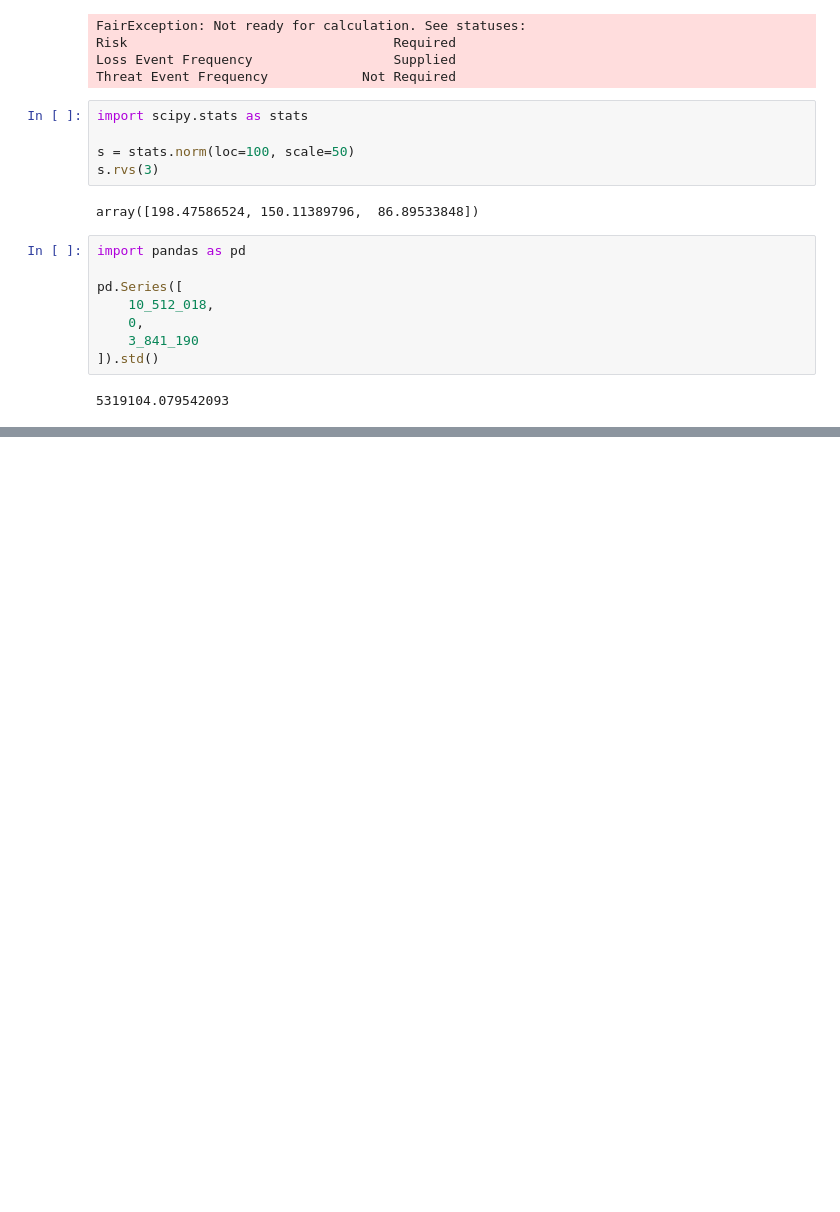
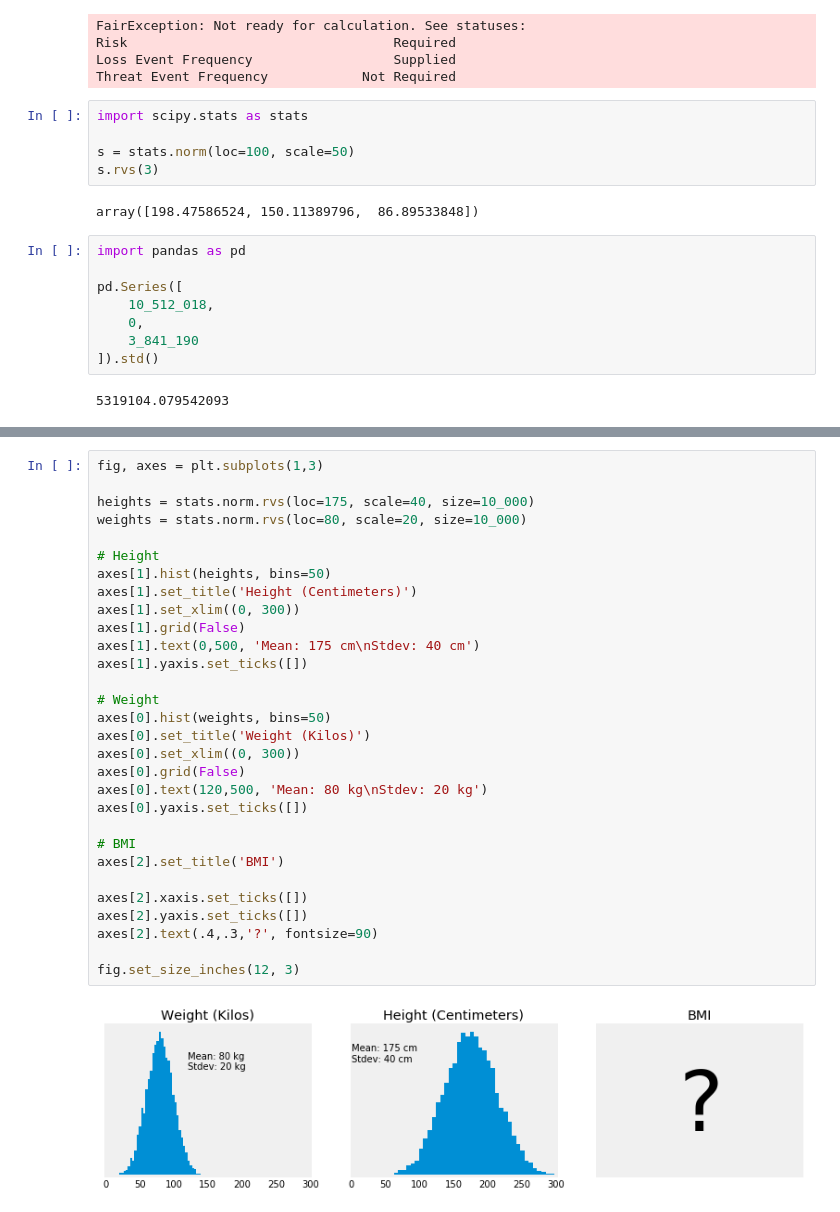
Before and after one commit to Hive-Systems/pyfair, a Jupyter notebook: scratch.ipynb, the cells around one changed output, grey strips where cells are left out. Saved outputs shown, nothing was run; the diff lists cells and outputs as text; blank space fills up the shorter version.

```diff
--- a/scratch.ipynb
+++ b/scratch.ipynb
@@ -32,0 +42,32 @@ pd.Series([
+# %%
+fig, axes = plt.subplots(1,3)
+
+heights = stats.norm.rvs(loc=175, scale=40, size=10_000)
+weights = stats.norm.rvs(loc=80, scale=20, size=10_000)
+
+# Height
+axes[1].hist(heights, bins=50)
+axes[1].set_title('Height (Centimeters)')
+axes[1].set_xlim((0, 300))
+axes[1].grid(False)
+axes[1].text(0,500, 'Mean: 175 cm\nStdev: 40 cm')
+axes[1].yaxis.set_ticks([])
+
+# Weight
+axes[0].hist(weights, bins=50)
+axes[0].set_title('Weight (Kilos)')
+axes[0].set_xlim((0, 300))
+axes[0].grid(False)
+axes[0].text(120,500, 'Mean: 80 kg\nStdev: 20 kg')
+axes[0].yaxis.set_ticks([])
+
+# BMI
+axes[2].set_title('BMI')
+
+axes[2].xaxis.set_ticks([])
+axes[2].yaxis.set_ticks([])
+axes[2].text(.4,.3,'?', fontsize=90)
+
+fig.set_size_inches(12, 3)
+# %% [output]
+[figure, added]
```
Also changed, not shown: parts of 9 cells of this notebook, 4 other files.
